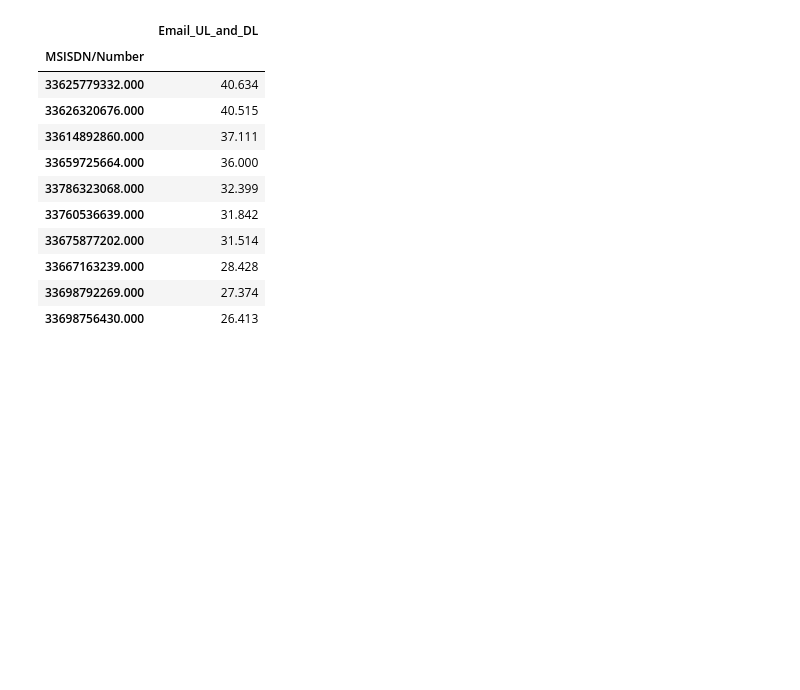
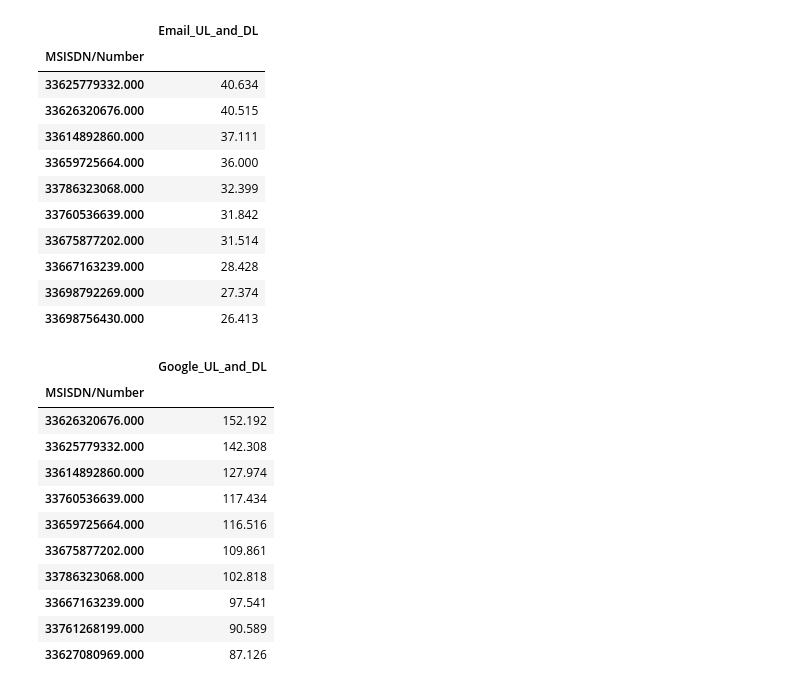
Before and after one commit to Micky373/Telecom_user_analytics, a Jupyter notebook: notebooks/user_engagement_analysis.ipynb, the cells around one changed output. Drawn from its saved outputs; the diff is of its cells as text; code cells hidden in the pictures; blank space fills up the shorter version.

Commit message:
Find the top 10 most engaged users in google

```diff
--- a/notebooks/user_engagement_analysis.ipynb
+++ b/notebooks/user_engagement_analysis.ipynb
@@ -364,3 +364,22 @@ top_email_users.head(10)
 | 33667163239.000 | 28.428 |
 | 33698792269.000 | 27.374 |
 | 33698756430.000 | 26.413 |
+# %%
+# Sorting to see the top 10 users based on the Google usage
+
+user_engagement_data = user_engagement_data.sort_values(by='Google_UL_and_DL', ascending=False)
+top_google_users = user_engagement_data.loc[:,['Google_UL_and_DL']]
+top_google_users.head(10)
+# %% [output]
+|  | Google_UL_and_DL |
+| MSISDN/Number |  |
+| 33626320676.000 | 152.192 |
+| 33625779332.000 | 142.308 |
+| 33614892860.000 | 127.974 |
+| 33760536639.000 | 117.434 |
+| 33659725664.000 | 116.516 |
+| 33675877202.000 | 109.861 |
+| 33786323068.000 | 102.818 |
+| 33667163239.000 | 97.541 |
+| 33761268199.000 | 90.589 |
+| 33627080969.000 | 87.126 |
```
